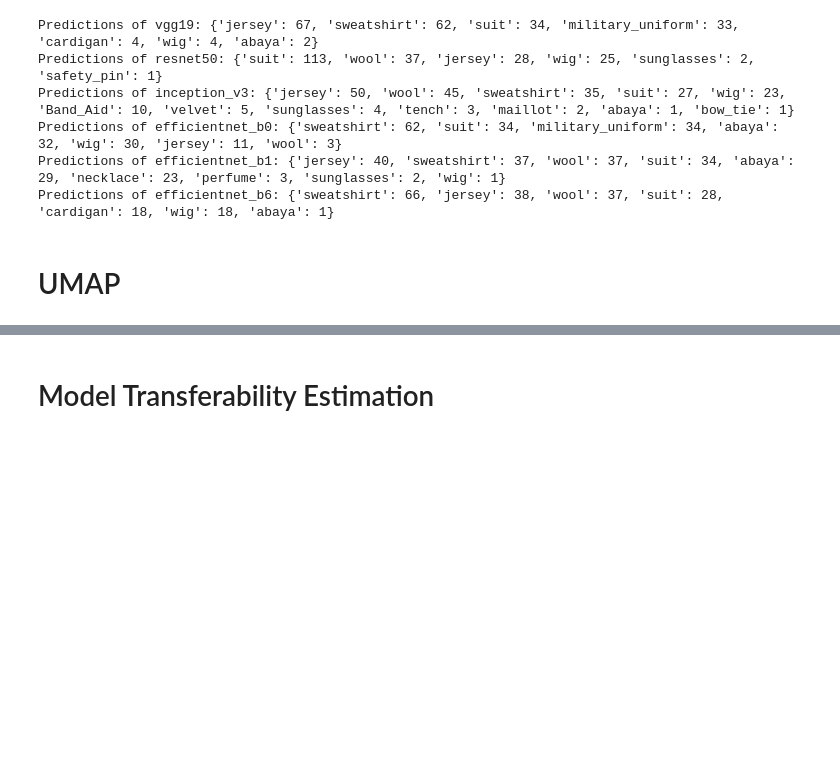
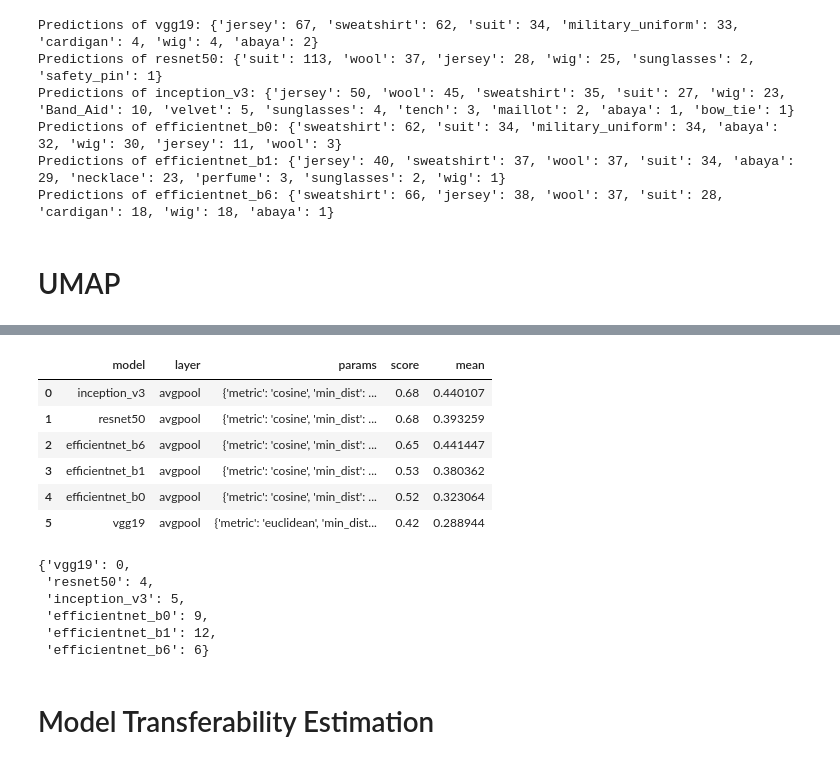
Before and after one commit to ADA-SITE-JML/gesture_face_features, a Jupyter notebook: code/hgr_pytorch.ipynb, the cells around one changed output, grey strips where cells are left out. Saved outputs shown, nothing was run; the diff lists cells and outputs as text; code cells hidden in the pictures; blank space fills up the shorter version.

Commit message:
Add Engine

```diff
--- a/code/hgr_pytorch.ipynb
+++ b/code/hgr_pytorch.ipynb
@@ -36,6 +37,8 @@ from mte import get_leep_score, get_nleep_score, score_MTE, LogME
 # %%
 MODEL_ZOO = ModelLoader.available_models
 LAYER_ZOO = ['avgpool', 'features.8', 'Mixed_7c.branch_pool.conv', 'layer4.2.conv3', 'features.34'] # see ModelLoader.return_nodes_dict
+METHOD_ZOO = ['umap', 'tsne', 'pca']
+SCORE_ZOO = ['score', 'nleep']
 # %%
 dataset = SignImageFolder(data_path, resize=(528,528))
 dataloader = DataLoader(dataset, batch_size=32, num_workers=2)
@@ -363,10 +372,3 @@ class ClusterEngine:
       if cluster.score > self.best_score:
         self.best_score = cluster.score
         self.best_cluster = cluster
-# %%
-res = {'umap': [], 'tsne': [], 'pca': []}
-for method in ['umap', 'tsne']:
-  for i in range(6):
-    re = ReducerEngine(p[i], t[i], method=method, emb_path=os.path.join(emb_path, str(i)))
-    re.get_all_embeddings(MODEL_ZOO, LAYER_ZOO)
-    res[method].append(re)
@@ -509,0 +475,13 @@ vgg19 : 0.75
+# %%
+engines = []
+for i in range(6):
+  print(f'\n------- Participant {i}---------')
+  engines.append({})
+  for method in METHOD_ZOO:
+    re = ReducerEngine(p[i], t[i], method=method, emb_path=os.path.join(emb_path, str(i)))
+    re.get_all_embeddings(MODEL_ZOO, LAYER_ZOO)
+    ae = Engine(re, 'kmeans')
+    ae.score(verbose=False)
+    ae.rank(MODEL_ZOO, 'score')
+    ae.rank(MODEL_ZOO, 'nleep')
+    engines[i][method] = ae
@@ -509,0 +506,10 @@ vgg19 : 0.75
+# %%
+engines[0]['umap'].plot_ranking('score')
+# %% [output]
+|  | model | layer | params | score | mean |
+| 0 | inception_v3 | avgpool | {'metric': 'cosine', 'min_dist': ... | 0.68 | 0.440107 |
+| 1 | resnet50 | avgpool | {'metric': 'cosine', 'min_dist': ... | 0.68 | 0.393259 |
+| 2 | efficientnet_b6 | avgpool | {'metric': 'cosine', 'min_dist': ... | 0.65 | 0.441447 |
+| 3 | efficientnet_b1 | avgpool | {'metric': 'cosine', 'min_dist': ... | 0.53 | 0.380362 |
+| 4 | efficientnet_b0 | avgpool | {'metric': 'cosine', 'min_dist': ... | 0.52 | 0.323064 |
+| 5 | vgg19 | avgpool | {'metric': 'euclidean', 'min_dist... | 0.42 | 0.288944 |
@@ -510,3 +527,12 @@ vgg19 : 0.75
+# %%
+count_clusters(METHOD_ZOO, SCORE_ZOO, 1)
+# %% [output]
+{'vgg19': 0,
+ 'resnet50': 4,
+ 'inception_v3': 5,
+ 'efficientnet_b0': 9,
+ 'efficientnet_b1': 12,
+ 'efficientnet_b6': 6}
 # %% [markdown]
 # Model Transferability Estimation
 # %% [markdown]
```
Also changed, not shown: parts of 13 cells of this notebook.
